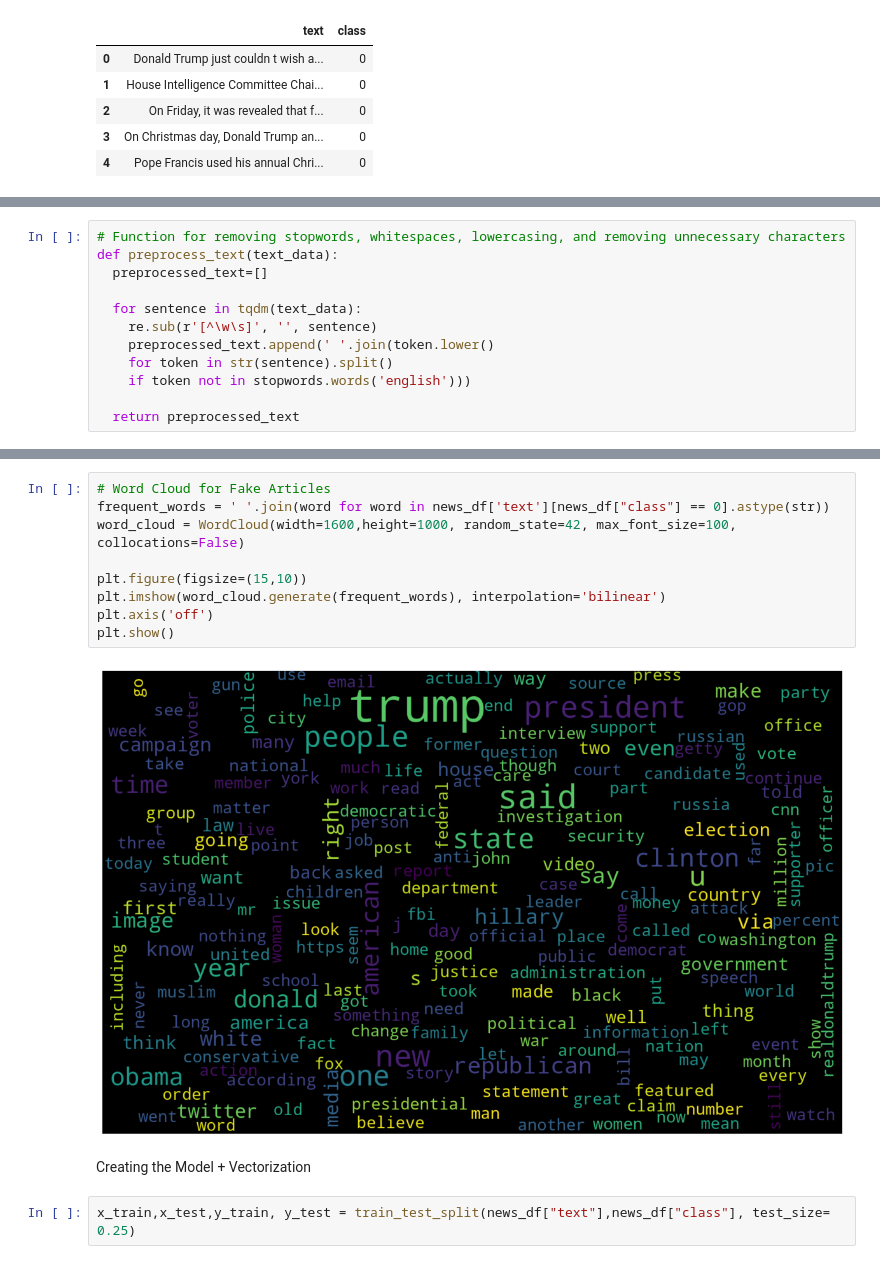
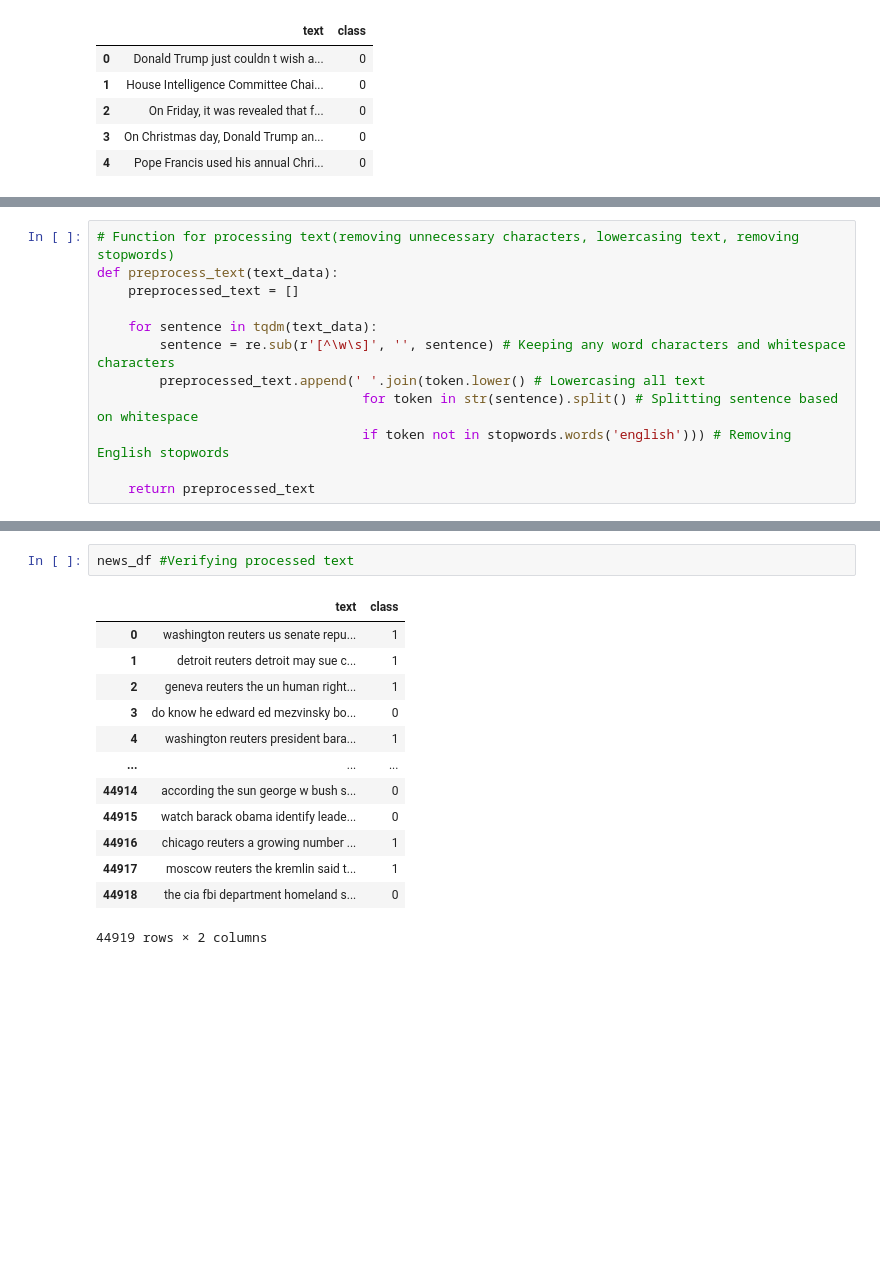
Before and after one commit to Shreyas-Hegde10/Fake-News-Detector, a Jupyter notebook: Logistic Regression.ipynb, the cells around one changed output, grey strips where cells are left out. Cells and saved outputs as stored; diff of their text form; blank space fills up the shorter version.

```diff
--- a/Logistic Regression.ipynb
+++ b/Logistic Regression.ipynb
@@ -92,13 +120,13 @@ Data Preprocessing
 # %%
-# Function for removing stopwords, whitespaces, lowercasing, and removing unnecessary characters
+# Function for processing text(removing unnecessary characters, lowercasing text, removing stopwords)
 def preprocess_text(text_data):
-  preprocessed_text=[]
+    preprocessed_text = []
 
-  for sentence in tqdm(text_data):
-    re.sub(r'[^\w\s]', '', sentence)
-    preprocessed_text.append(' '.join(token.lower()
-    for token in str(sentence).split()
-    if token not in stopwords.words('english')))
+    for sentence in tqdm(text_data):
+        sentence = re.sub(r'[^\w\s]', '', sentence) # Keeping any word characters and whitespace characters
+        preprocessed_text.append(' '.join(token.lower() # Lowercasing all text
+                                  for token in str(sentence).split() # Splitting sentence based on whitespace
+                                  if token not in stopwords.words('english'))) # Removing English stopwords
 
-  return preprocessed_text
+    return preprocessed_text
 # %%
@@ -118,15 +136,16 @@ plt.show()
-# %%
-# Word Cloud for Fake Articles
-frequent_words = ' '.join(word for word in news_df['text'][news_df["class"] == 0].astype(str))
-word_cloud = WordCloud(width=1600,height=1000, random_state=42, max_font_size=100, collocations=False)
-
-plt.figure(figsize=(15,10))
-plt.imshow(word_cloud.generate(frequent_words), interpolation='bilinear')
-plt.axis('off')
-plt.show()
-# %% [output]
-[figure, removed]
-# %% [markdown]
-Creating the Model + Vectorization
-# %%
-x_train,x_test,y_train, y_test = train_test_split(news_df["text"],news_df["class"], test_size= 0.25)
+# %%
+news_df #Verifying processed text
+# %% [output]
+|  | text | class |
+| 0 | washington reuters us senate repu... | 1 |
+| 1 | detroit reuters detroit may sue c... | 1 |
+| 2 | geneva reuters the un human right... | 1 |
+| 3 | do know he edward ed mezvinsky bo... | 0 |
+| 4 | washington reuters president bara... | 1 |
+| ... | ... | ... |
+| 44914 | according the sun george w bush s... | 0 |
+| 44915 | watch barack obama identify leade... | 0 |
+| 44916 | chicago reuters a growing number ... | 1 |
+| 44917 | moscow reuters the kremlin said t... | 1 |
+| 44918 | the cia fbi department homeland s... | 0 |
+44919 rows × 2 columns
```
Also changed, not shown: parts of 24 cells of this notebook.
